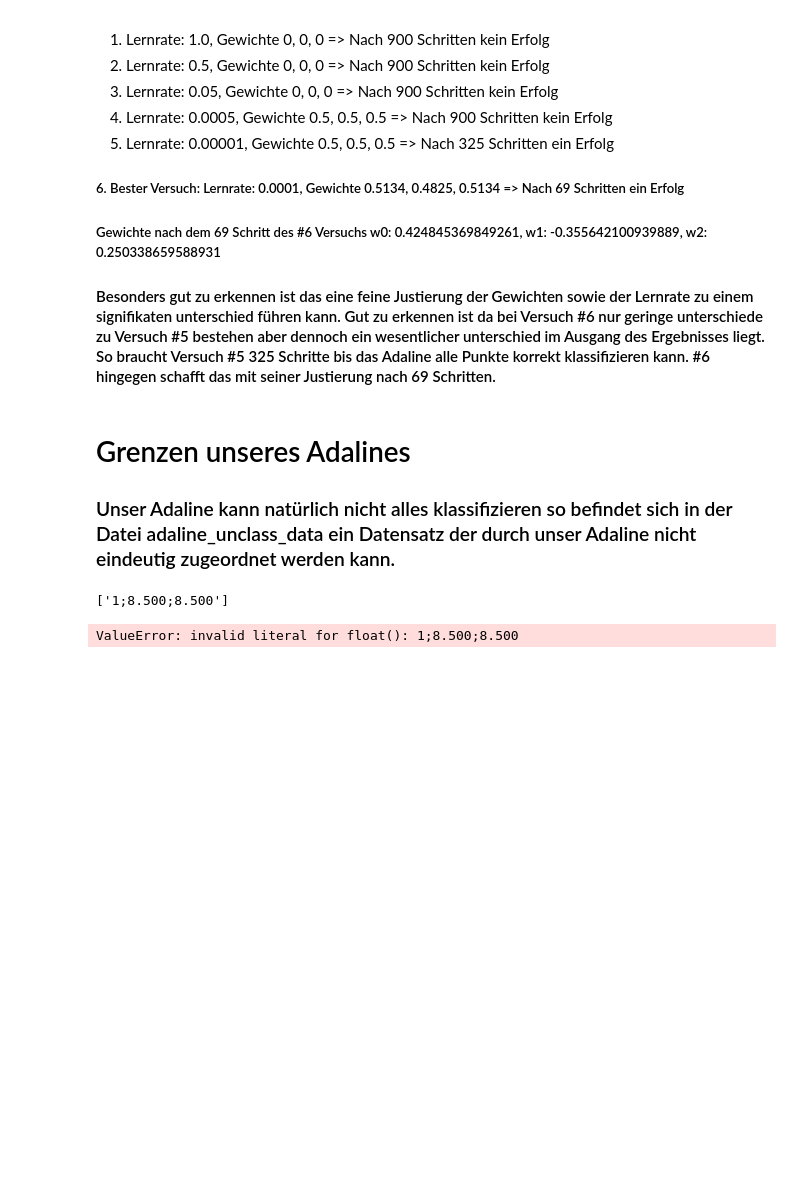
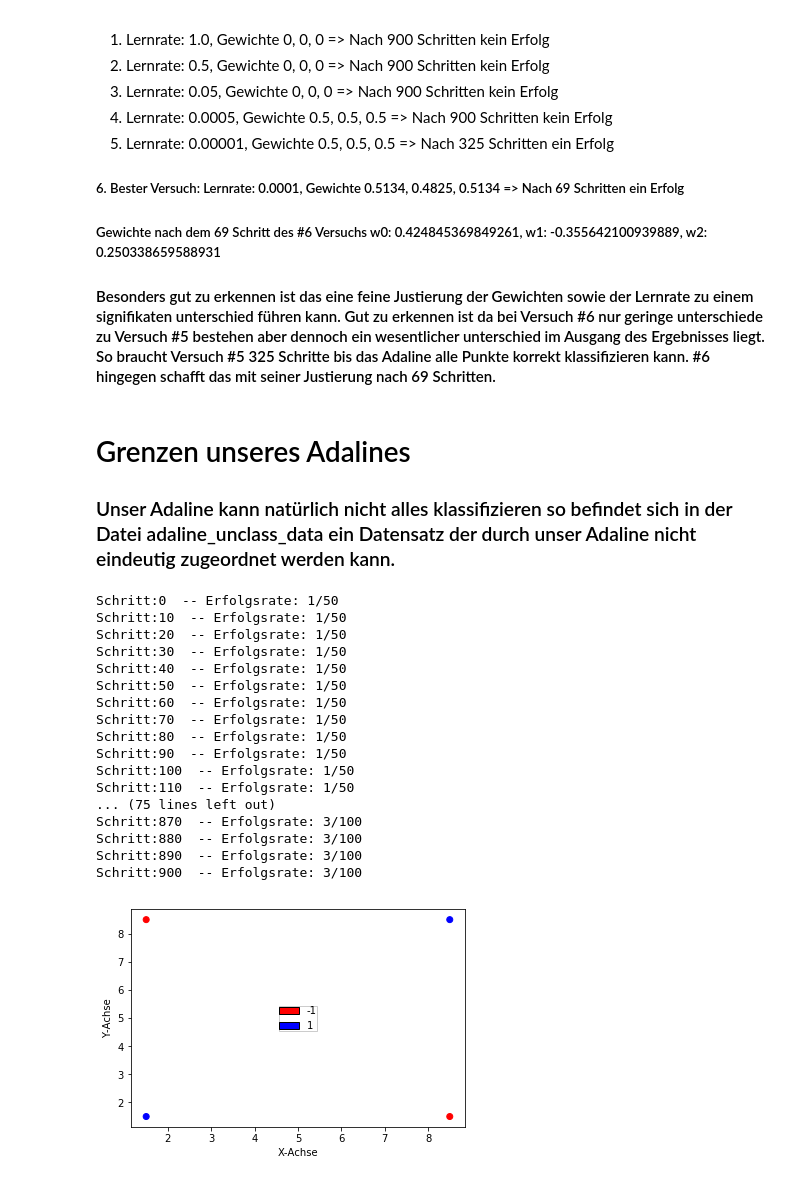
Before and after one commit to DerAlexx/Angewandte-Mathematik, a Jupyter notebook: Praktikum_4/Aufgabe_4.ipynb, the cells around one changed output. Cells and saved outputs as stored; diff of their text form; code cells hidden in the pictures; blank space fills up the shorter version.

```diff
--- a/Praktikum_4/Aufgabe_4.ipynb
+++ b/Praktikum_4/Aufgabe_4.ipynb
@@ -61,7 +60,7 @@ import numpy as np
 one = mpatches.Patch(facecolor='red', label='-1', edgecolor = 'black')
 minusone = mpatches.Patch(facecolor='blue', label = '1', edgecolor = 'black')
 
-def plotter():
+def plotter(position):
     '''
     Methode die unsere Punkte Plottet.
     '''
@@ -69,7 +68,7 @@ def plotter():
     plot.scatter(columnTwo, columnThree, c=columnOne, cmap=plt.colors.ListedColormap(['red', 'blue']))
     plot.xlabel('X-Achse')
     plot.ylabel('Y-Achse')
-    plot.legend(handles=[one, minusone], fancybox=False,loc='lower right', framealpha=1, shadow=False, borderpad=0)
+    plot.legend(handles=[one, minusone], fancybox=False,loc=position, framealpha=1, shadow=False, borderpad=0)
     plot.show()
 # %% [markdown]
 ### Methoden des Adalines
@@ -102,9 +101,9 @@ def trainAdaline(iteration):
         w2 = w2 - (eta * Ew2(w0=a,w1=b,w2=c,x1 = columnTwo[i], x2 = columnThree[i], y = columnOne[i]))
         if (point_Classifiaction(columnTwo[i],columnThree[i],weights = [w0,w1,w2]) != columnOne[i]):
             counter += 1
-    if(iteration % 10 == 0):print("Schritt:{0}  -- Erfolgsrate: {1}".format(901-iteration, counter/100))
+    if(iteration % 10 == 0):print("Schritt:{0}  -- Erfolgsrate: {1}".format(900-iteration, counter/100))
     if(counter == 0):
-        print("Schritt:{0}  -- Erfolgsrate: {1}".format(901-iteration, counter/100))
+        print("Schritt:{0}  -- Erfolgsrate: {1}".format(900-iteration, counter/100))
         print("\nGewichte w0: {0}, w1: {1}, w2: {2}".format(w0,w1,w2))
         return
     trainAdaline(iteration-1)
@@ -166,11 +157,31 @@ plotter() # Plotten unsere Datenpunkte mit unserer Plotterfunktion
 ### Unser Adaline kann natürlich nicht alles klassifizieren so befindet sich in der Datei adaline_unclass_data ein Datensatz der durch unser Adaline nicht eindeutig zugeordnet werden kann.
 # %%
 def cannotClass():
+    global columnOne,columnTwo, columnThree
+    columnOne=[]
+    columnTwo=[]
+    columnThree=[]
     read_CVS('adaline_unclass_data.csv')
     trainAdaline(900)
-    plotter()
+    plotter('center')
 
 cannotClass()
 # %% [output]
-['1;8.500;8.500']
+Schritt:0  -- Erfolgsrate: 1/50
+Schritt:10  -- Erfolgsrate: 1/50
+Schritt:20  -- Erfolgsrate: 1/50
+Schritt:30  -- Erfolgsrate: 1/50
+Schritt:40  -- Erfolgsrate: 1/50
+Schritt:50  -- Erfolgsrate: 1/50
+Schritt:60  -- Erfolgsrate: 1/50
+Schritt:70  -- Erfolgsrate: 1/50
+Schritt:80  -- Erfolgsrate: 1/50
+Schritt:90  -- Erfolgsrate: 1/50
+Schritt:100  -- Erfolgsrate: 1/50
+Schritt:110  -- Erfolgsrate: 1/50
+... (75 lines left out)
+Schritt:870  -- Erfolgsrate: 3/100
+Schritt:880  -- Erfolgsrate: 3/100
+Schritt:890  -- Erfolgsrate: 3/100
+Schritt:900  -- Erfolgsrate: 3/100
-ValueError: invalid literal for float(): 1;8.500;8.500
+[figure, added]
```
Also changed, not shown: parts of 4 cells of this notebook, 2 other files.
